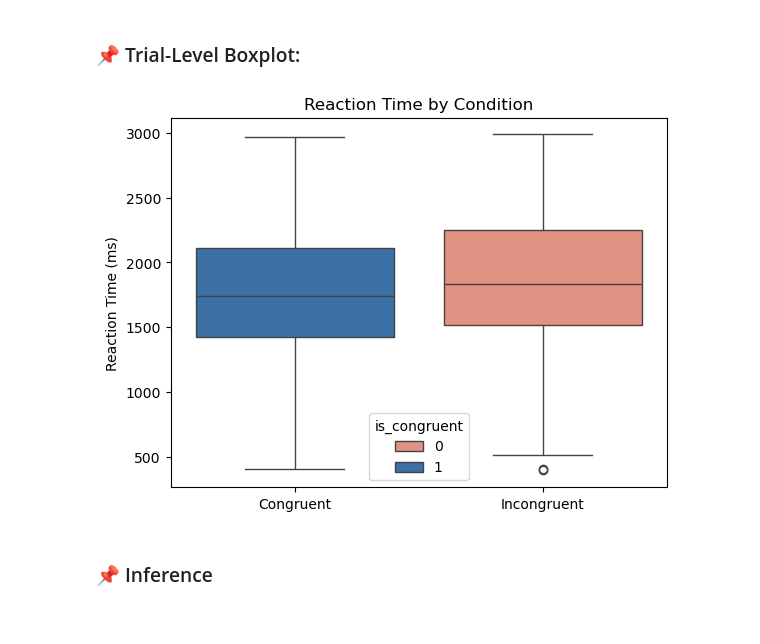
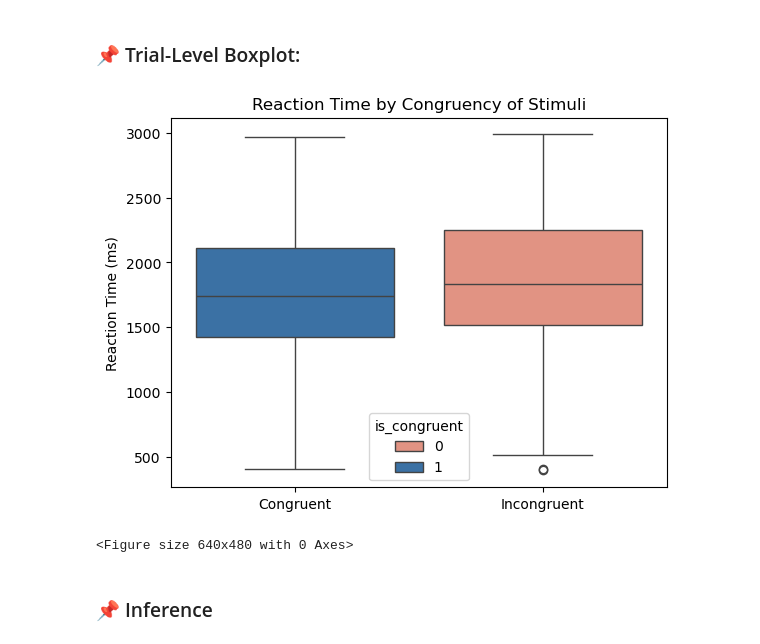
Before and after one commit to Niharika-Mohapatra/Stroop-Test, a Jupyter notebook: stroop_test_results.ipynb, the cells around one changed output. Cells and saved outputs as stored; diff of their text form; code cells hidden in the pictures.

```diff
--- a/stroop_test_results.ipynb
+++ b/stroop_test_results.ipynb
@@ -254,13 +258,15 @@ The p-value for independent t-test is **0.012**, less than 0.05. The difference
 # %%
 # Boxplot for response to congruent vs incongruent stimuli
 sns.boxplot(x='is_congruent', y='reaction_time', data=df, order=[1,0], hue="is_congruent", palette=["#f18973", "#2972b6"])
-plt.title("Reaction Time by Condition")
+plt.title("Reaction Time by Congruency of Stimuli")
 plt.ylabel("Reaction Time (ms)")
 plt.xticks([0, 1], ["Congruent", "Incongruent"])
 plt.xlabel("")
 plt.show()
+plt.savefig("images/congruency_boxplot_trial.png");
 # %% [output]
-[figure, old version]
+[figure, new version]
+<Figure size 640x480 with 0 Axes>
 # %% [markdown]
 ### 📌 Inference
 # %% [markdown]
```
Also changed, not shown: parts of 17 cells of this notebook, 8 other files.
